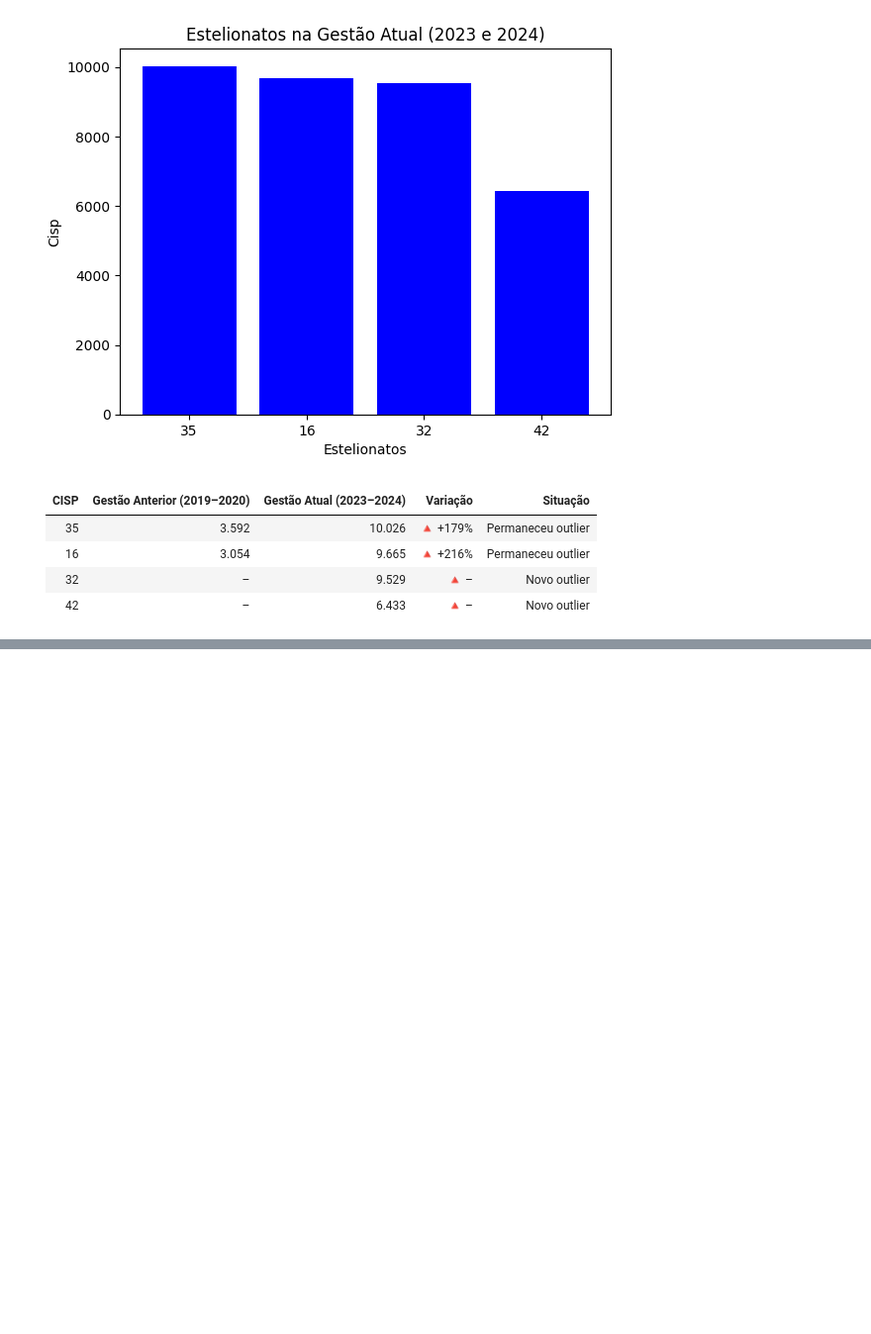
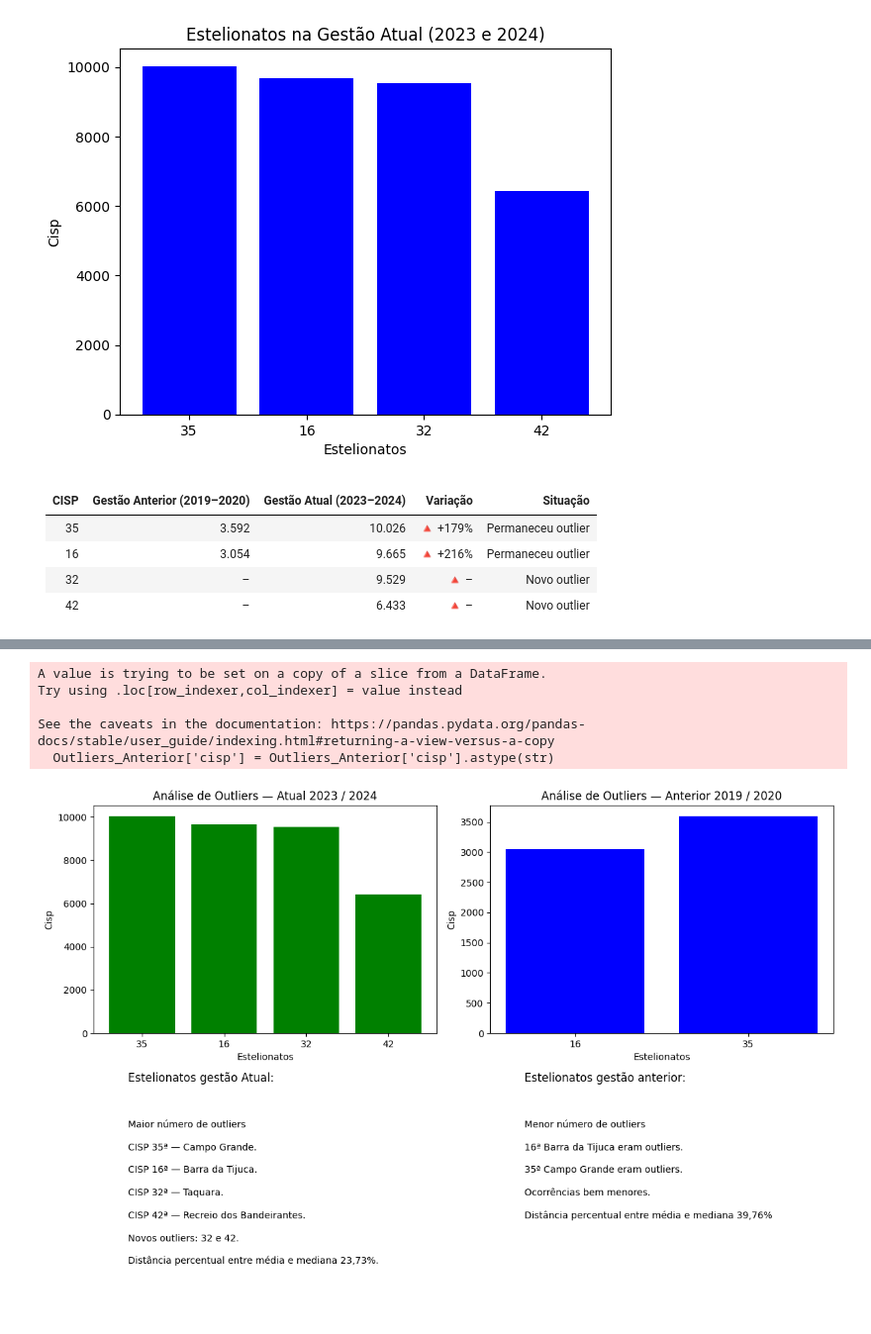
Before and after one commit to JOSESANTOS37/Repo_Senac, a Jupyter notebook: Aula 14/Distancia.ipynb, the cells around one changed output, grey strips where cells are left out. Shown at 99% size. Cells and saved outputs as stored; diff of their text form; code cells hidden in the pictures; blank space fills up the shorter version.

```diff
--- a/Aula 14/Distancia.ipynb
+++ b/Aula 14/Distancia.ipynb
@@ -337,0 +345,66 @@ See the caveats in the documentation: https://pandas.pydata.org/pandas-docs/stab
+# %%
+
+fig, axs = plt.subplots(2, 2, figsize=(12, 8))
+
+#Gráfio 1
+axs[0, 0].bar(Outliers_atual ['cisp'], Outliers_atual['estelionato'],  color='green')
+
+axs[0, 0].set_title  ('Análise de Outliers — Atual 2023 / 2024')
+axs[0, 0].set_xlabel ('Estelionatos'  )
+axs[0, 0].set_ylabel ('Cisp'  )
+
+
+#Gráfio 2
+Outliers_Anterior['cisp'] = Outliers_Anterior['cisp'].astype(str)
+axs[0, 1].bar(Outliers_Anterior['cisp'], Outliers_Anterior['estelionato'], color='blue')
+
+axs[0, 1].set_title  ('Análise de Outliers — Anterior 2019 / 2020')
+axs[0, 1].set_xlabel ('Estelionatos'  )
+axs[0, 1].set_ylabel ('Cisp'  )
+
+#texto 1
+
+axs[1, 0].axis('off')
+
+axs[1, 0].text(0.1, 1, 'Estelionatos gestão Atual:', fontsize=12)
+
+axs[1, 0].text(0.1, 0.8, 'Maior número de outliers ', fontsize=10)
+
+axs[1, 0].text(0.1, 0.7, 'CISP 35ª — Campo Grande.', fontsize=10)
+
+axs[1, 0].text(0.1, 0.6, 'CISP 16ª — Barra da Tijuca.', fontsize=10)
+
+axs[1, 0].text(0.1, 0.5, 'CISP 32ª — Taquara.', fontsize=10)
+
+axs[1, 0].text(0.1, 0.4, 'CISP 42ª — Recreio dos Bandeirantes.', fontsize=10)
+
+axs[1, 0].text(0.1, 0.3, 'Novos outliers: 32 e 42.', fontsize=10)
+
+axs[1, 0].text(0.1, 0.2, 'Distância percentual entre média e mediana 23,73%.', fontsize=10)
+
+#texto 2
+
+axs[1, 1].axis('off')
+
+axs[1, 1] .text(0.1, 1, 'Estelionatos gestão anterior: ', fontsize=12 , color='black' )
+
+axs[1, 1].text(0.1, 0.8, 'Menor número de outliers', fontsize=10)
+
+axs[1, 1].text(0.1, 0.7, '16ª Barra da Tijuca eram outliers.', fontsize=10)
+
+axs[1, 1].text(0.1, 0.6, '35ª Campo Grande eram outliers.', fontsize=10)
+
+axs[1, 1].text(0.1, 0.5, 'Ocorrências bem menores.', fontsize=10)
+
+axs[1, 1].text(0.1, 0.4, 'Distância percentual entre média e mediana 39,76%', fontsize=10)
+
+
+
+plt. tight_layout()
+# %% [output]
+A value is trying to be set on a copy of a slice from a DataFrame.
+Try using .loc[row_indexer,col_indexer] = value instead
+
+See the caveats in the documentation: https://pandas.pydata.org/pandas-docs/stable/user_guide/indexing.html#returning-a-view-versus-a-copy
+  Outliers_Anterior['cisp'] = Outliers_Anterior['cisp'].astype(str)
+[figure, added]
```
Also changed, not shown: parts of 2 cells of this notebook.
